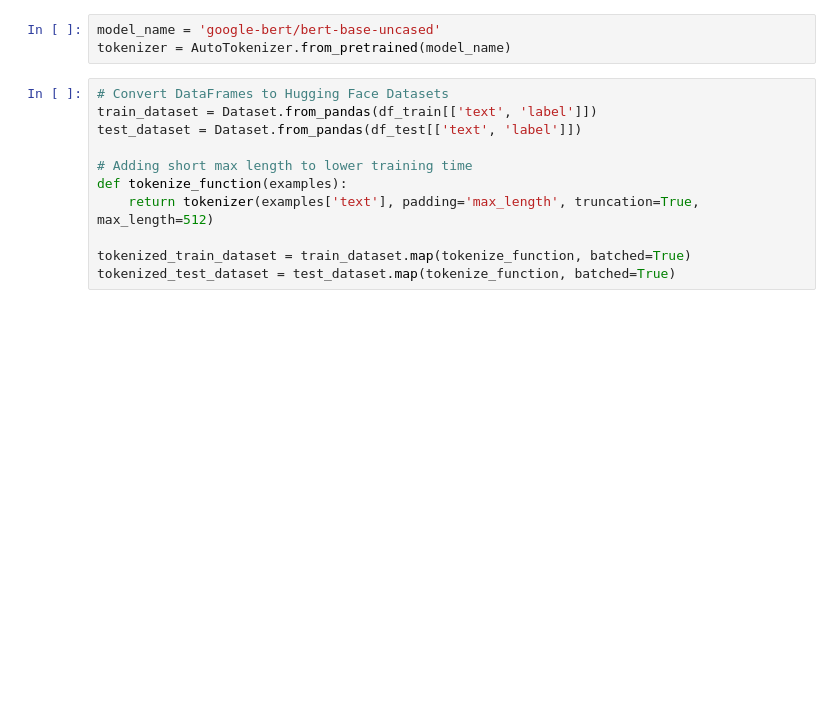
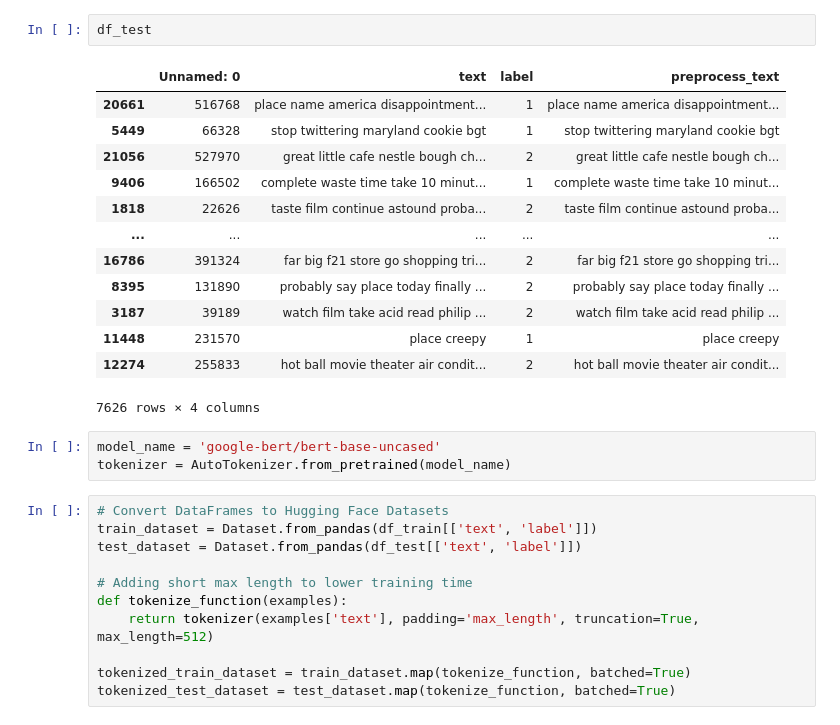
Before and after one commit to kevin000001505/Skynet, a Jupyter notebook: test_bert.ipynb, the cells around one changed output. Cells and saved outputs as stored; diff of their text form; blank space fills up the shorter version.

```diff
--- a/test_bert.ipynb
+++ b/test_bert.ipynb
@@ -26,3 +54,19 @@ df_test['label'] = df_test['label'].astype(int)
+# %%
+df_test
+# %% [output]
+|  | Unnamed: 0 | text | label | preprocess_text |
+| 20661 | 516768 | place name america disappointment... | 1 | place name america disappointment... |
+| 5449 | 66328 | stop twittering maryland cookie bgt | 1 | stop twittering maryland cookie bgt |
+| 21056 | 527970 | great little cafe nestle bough ch... | 2 | great little cafe nestle bough ch... |
+| 9406 | 166502 | complete waste time take 10 minut... | 1 | complete waste time take 10 minut... |
+| 1818 | 22626 | taste film continue astound proba... | 2 | taste film continue astound proba... |
+| ... | ... | ... | ... | ... |
+| 16786 | 391324 | far big f21 store go shopping tri... | 2 | far big f21 store go shopping tri... |
+| 8395 | 131890 | probably say place today finally ... | 2 | probably say place today finally ... |
+| 3187 | 39189 | watch film take acid read philip ... | 2 | watch film take acid read philip ... |
+| 11448 | 231570 | place creepy | 1 | place creepy |
+| 12274 | 255833 | hot ball movie theater air condit... | 2 | hot ball movie theater air condit... |
+7626 rows × 4 columns
 # %%
 model_name = 'google-bert/bert-base-uncased'
 tokenizer = AutoTokenizer.from_pretrained(model_name)
```
Also changed, not shown: parts of 12 cells of this notebook, 8 other files.
